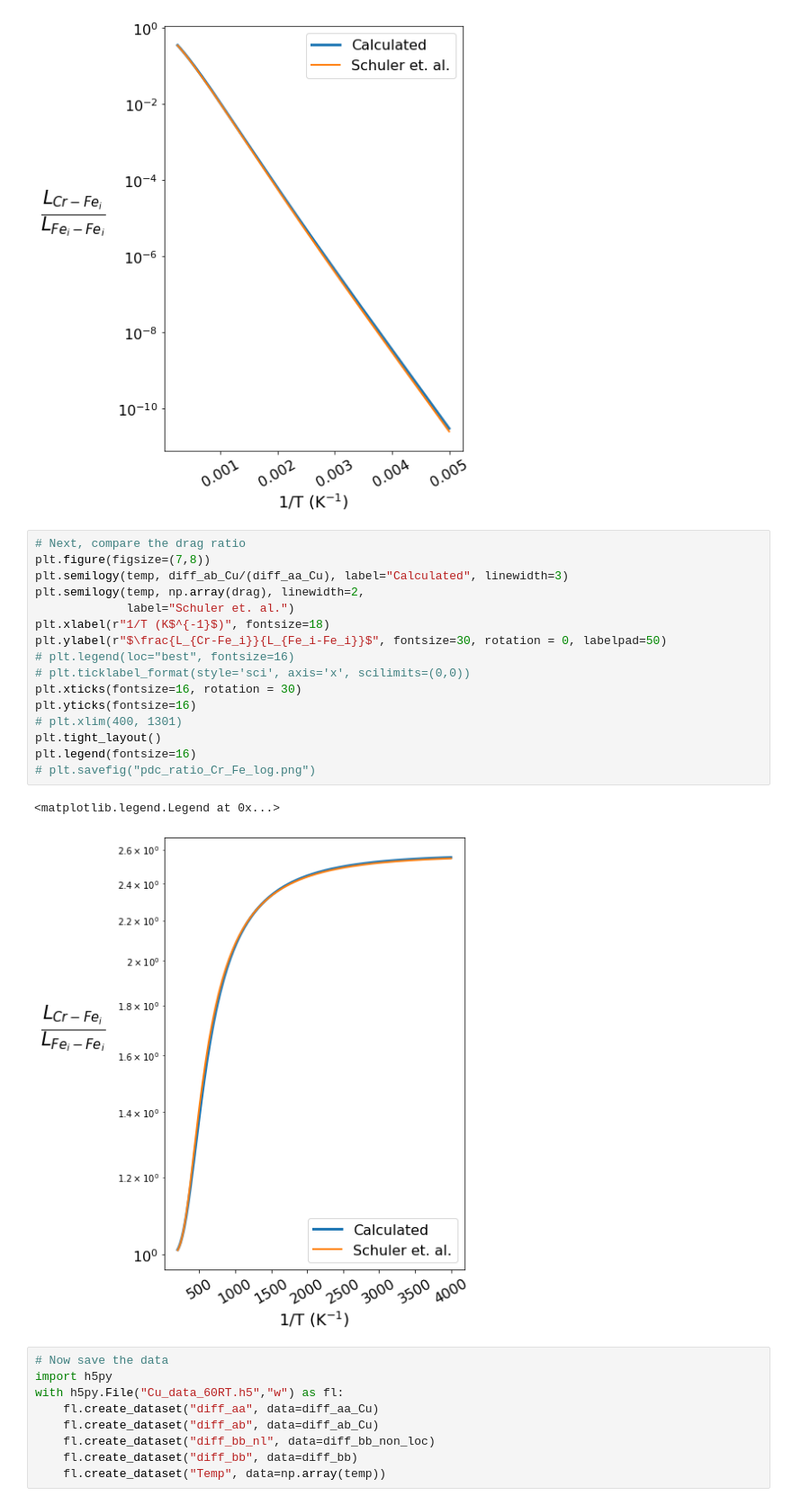
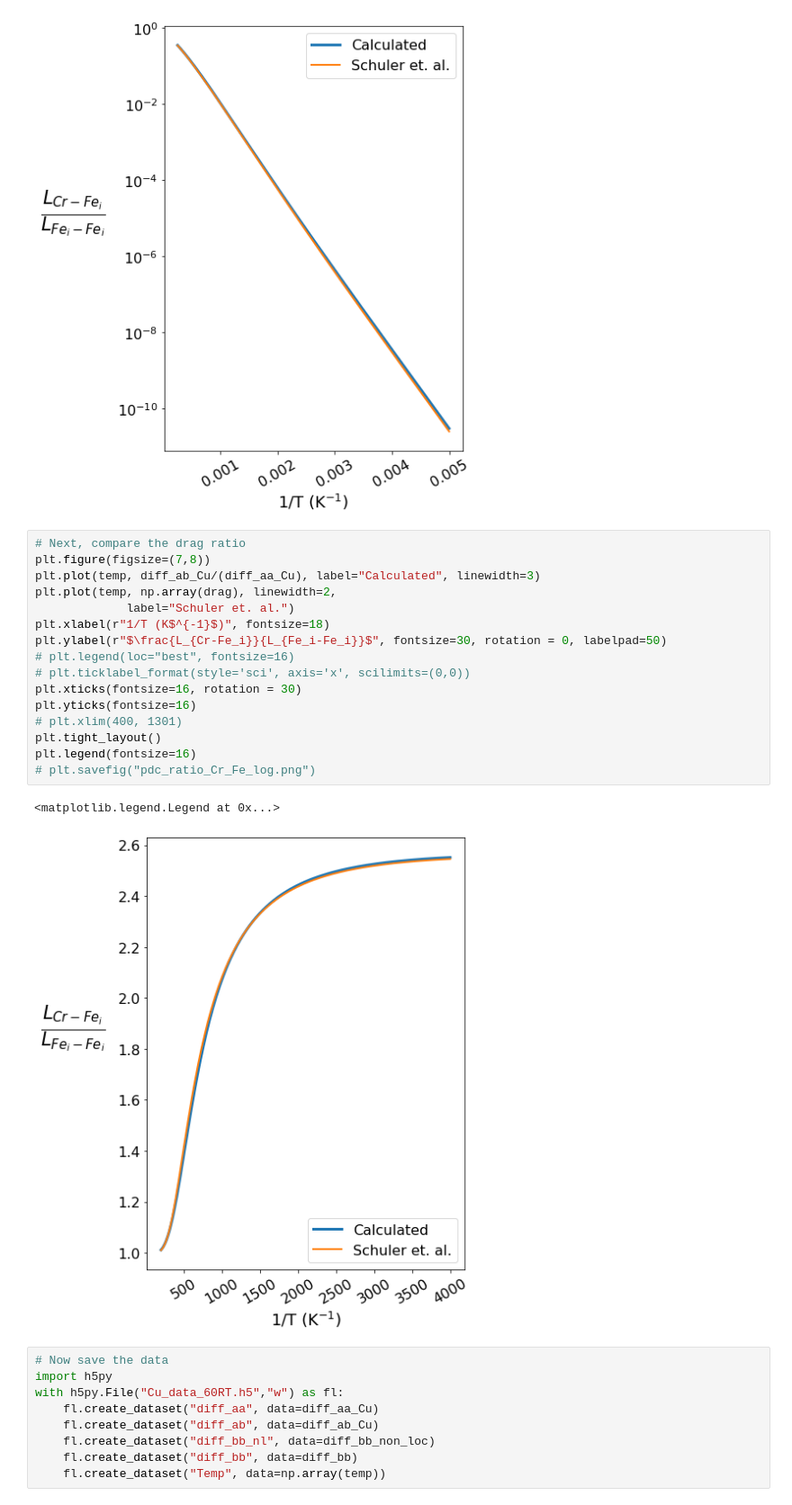
Before and after one commit to sohamch/Onsager, a Jupyter notebook: examples/Dumbbells/BCC_Calculations/Fe-X-60-only/FeCu_simulation-60-only.ipynb, the cells around one changed output. Shown: that part at 90% size. Saved outputs shown, nothing was run; the diff lists cells and outputs as text.

Commit message:
changing semilog to normal

```diff
--- a/examples/Dumbbells/BCC_Calculations/Fe-X-60-only/FeCu_simulation-60-only.ipynb
+++ b/examples/Dumbbells/BCC_Calculations/Fe-X-60-only/FeCu_simulation-60-only.ipynb
@@ -307,22 +307,22 @@ plt.legend(fontsize=16)
 # %%
 # Next, compare the drag ratio
 plt.figure(figsize=(7,8))
-plt.semilogy(temp, diff_ab_Cu/(diff_aa_Cu), label="Calculated", linewidth=3)
-plt.semilogy(temp, np.array(drag), linewidth=2,
+plt.plot(temp, diff_ab_Cu/(diff_aa_Cu), label="Calculated", linewidth=3)
+plt.plot(temp, np.array(drag), linewidth=2,
              label="Schuler et. al.")
 plt.xlabel(r"1/T (K$^{-1}$)", fontsize=18)
 plt.ylabel(r"$\frac{L_{Cr-Fe_i}}{L_{Fe_i-Fe_i}}$", fontsize=30, rotation = 0, labelpad=50)
 # plt.legend(loc="best", fontsize=16)
 # plt.ticklabel_format(style='sci', axis='x', scilimits=(0,0))
 plt.xticks(fontsize=16, rotation = 30)
 plt.yticks(fontsize=16)
 # plt.xlim(400, 1301)
 plt.tight_layout()
 plt.legend(fontsize=16)
 # plt.savefig("pdc_ratio_Cr_Fe_log.png")
 # %% [output]
 <matplotlib.legend.Legend at 0x...>
-[figure, old version]
+[figure, new version]
 # %%
 # Now save the data
 import h5py
```
